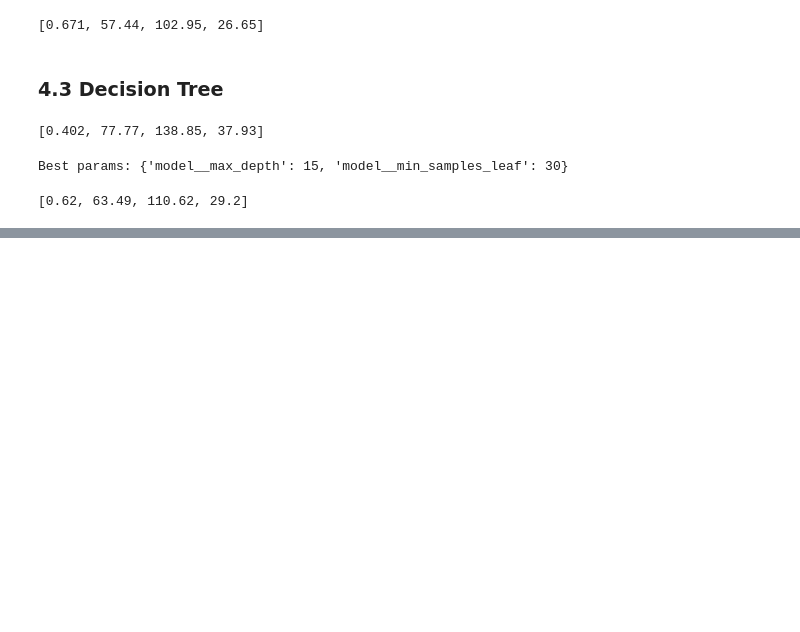
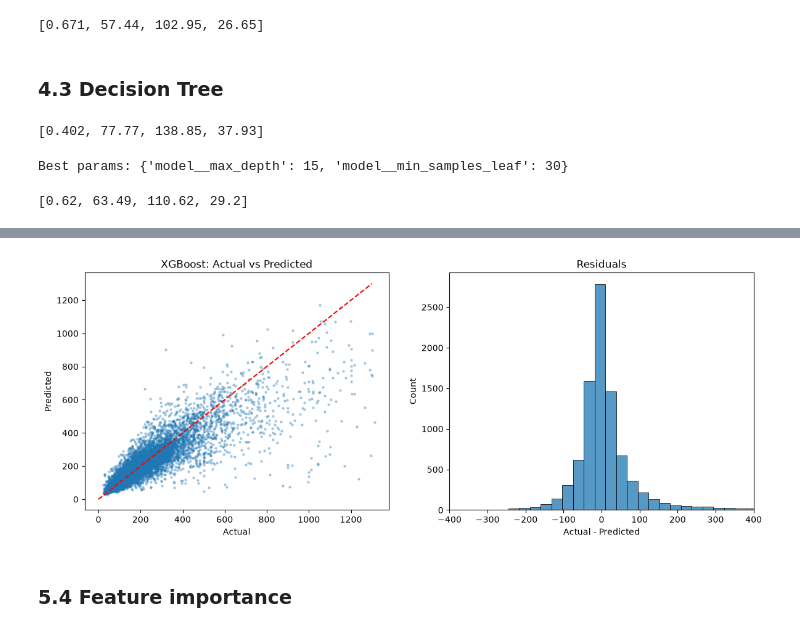
Before and after one commit to salimovazizbek-bit/london-airbnb-price-prediction, a Jupyter notebook: airbnb_price_prediction.ipynb, the cells around one changed output, grey strips where cells are left out. Cells and saved outputs as stored; diff of their text form; code cells hidden in the pictures; blank space fills up the shorter version.

```diff
--- a/airbnb_price_prediction.ipynb
+++ b/airbnb_price_prediction.ipynb
@@ -520,0 +639,20 @@ Best params: {'model__max_depth': 15, 'model__min_samples_leaf': 30}
+# %%
+y_pred = np.exp(best_model.predict(X_test))
+y_actual = np.exp(y_test)
+
+fig, ax = plt.subplots(ncols=2, figsize=(14, 5))
+ax[0].scatter(y_actual, y_pred, s=5, alpha=0.3)
+ax[0].plot([0, 1300], [0, 1300], '--r')
+ax[0].set_xlabel('Actual')
+ax[0].set_ylabel('Predicted')
+ax[0].set_title(best_name + ': Actual vs Predicted')
+sns.histplot(y_actual - y_pred, bins=60, ax=ax[1])
+ax[1].set_xlim(-400, 400)
+ax[1].set_xlabel('Actual - Predicted')
+ax[1].set_title('Residuals')
+plt.savefig('figures/actual_vs_predicted.png', bbox_inches='tight')
+plt.show()
+# %% [output]
+[figure, added]
+# %% [markdown]
+### 5.4 Feature importance
```
Also changed, not shown: parts of 18 cells of this notebook, 7 other files.
